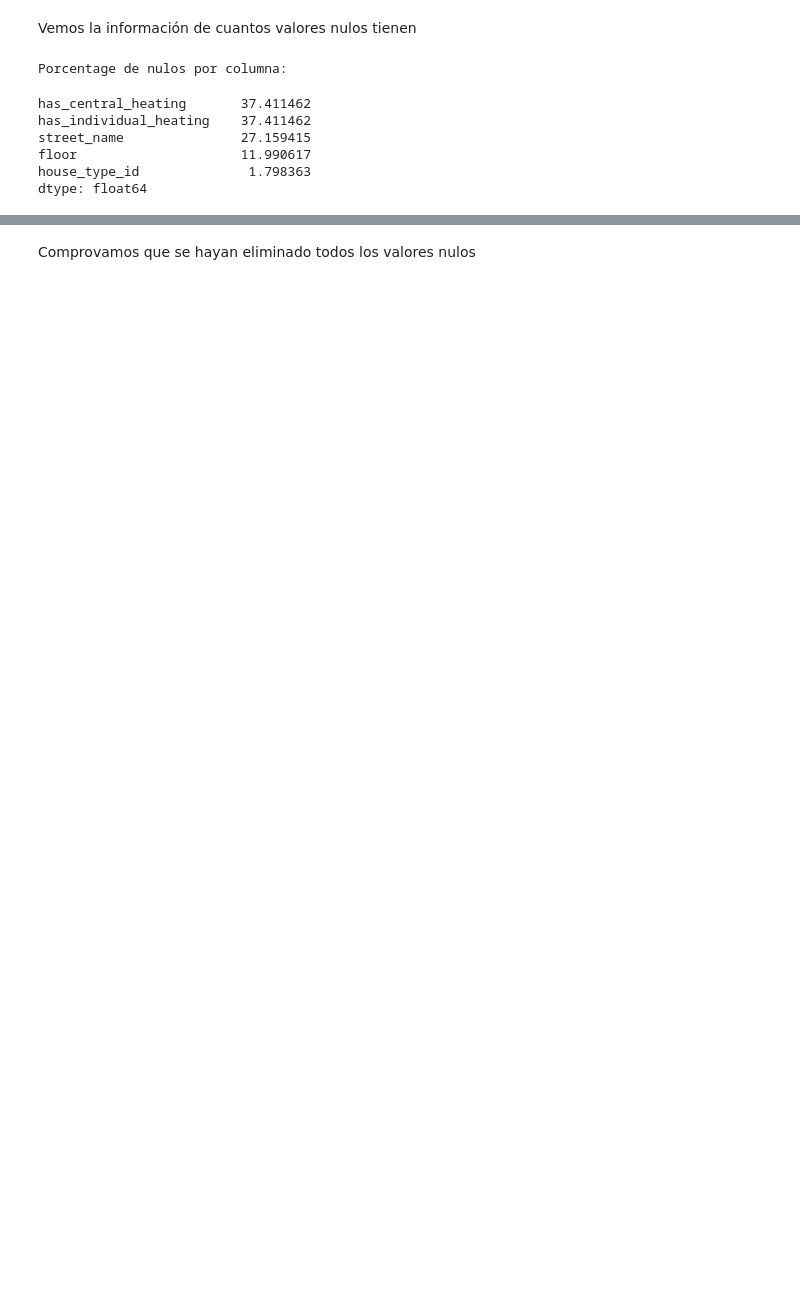
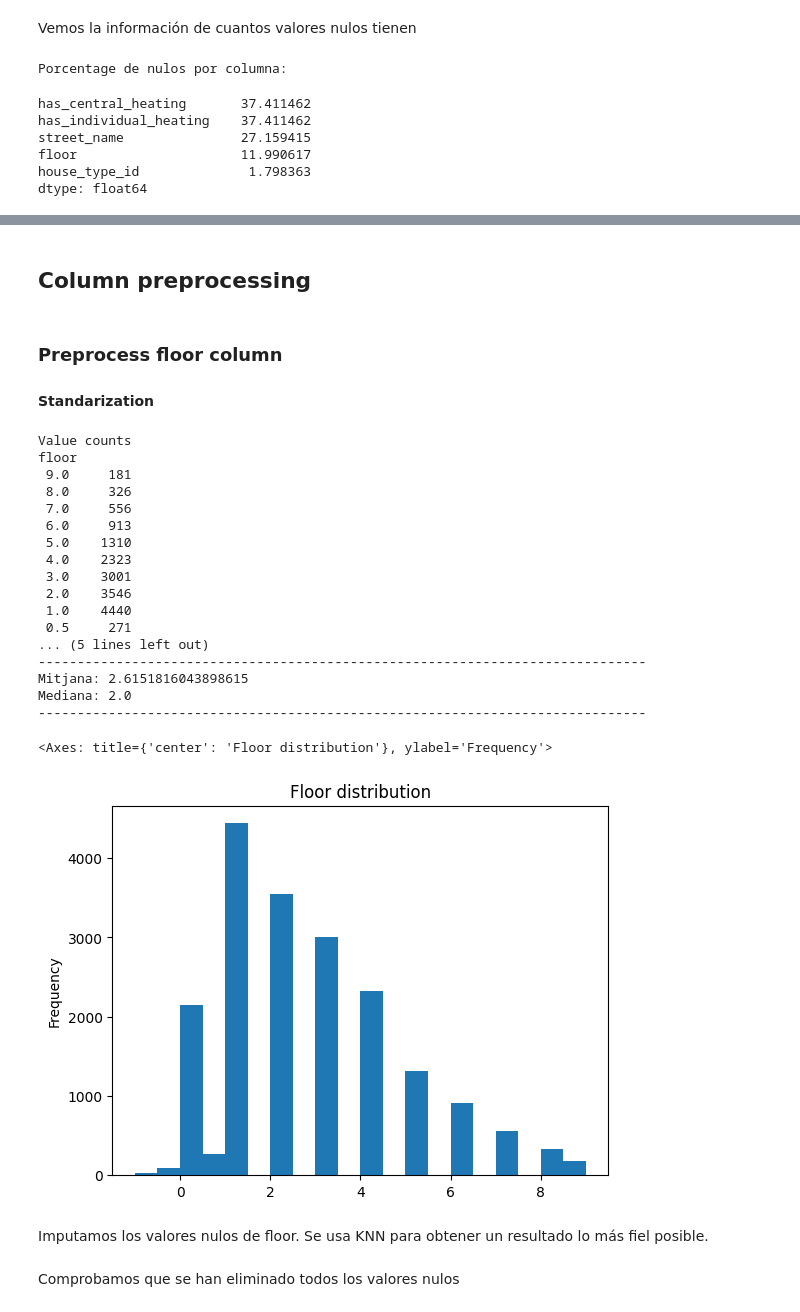
Before and after one commit to carleslobon/MD2, a Jupyter notebook: preprocessing/preprocessing_miquel.ipynb, the cells around one changed output, grey strips where cells are left out. Drawn from its saved outputs; the diff is of its cells as text; code cells hidden in the pictures; blank space fills up the shorter version.

```diff
--- a/preprocessing/preprocessing_miquel.ipynb
+++ b/preprocessing/preprocessing_miquel.ipynb
@@ -86,2 +133,55 @@ df['has_lift'] = df['has_lift'].fillna(2)
+# %% [markdown]
+## Column preprocessing
+# %% [markdown]
+### Preprocess floor column
+
+#### Standarization
+# %%
+floor_map = {
+    'Bajo': 0,
+    'Entreplanta': 0.5,
+    'Entreplanta interior': 0.5,
+    'Entreplanta exterior': 0.5,
+    'Semi-sótano': -0.5,
+    'Semi-sótano interior': -0.5,
+    'Semi-sótano exterior': -0.5,
+    'Sótano': -1,
+    'Sótano interior': -1,
+    'Sótano exterior': -1
+}
+
+df['floor'] = df['floor'].replace(floor_map)
+df['floor'] = pd.to_numeric(df['floor'], errors='coerce')
+
+print("Value counts")
+print(df['floor'].value_counts(dropna=False).sort_index(ascending=False))
+print("------------------------------------------------------------------------------")
+print("Mitjana:", df['floor'].mean())
+print("Mediana:", df['floor'].median())
+print("------------------------------------------------------------------------------")
+
+df['floor'].plot(kind='hist', bins=20, title='Floor distribution')
+# %% [output]
+Value counts
+floor
+ 9.0     181
+ 8.0     326
+ 7.0     556
+ 6.0     913
+ 5.0    1310
+ 4.0    2323
+ 3.0    3001
+ 2.0    3546
+ 1.0    4440
+ 0.5     271
+... (5 lines left out)
+------------------------------------------------------------------------------
+Mitjana: 2.6151816043898615
+Mediana: 2.0
+------------------------------------------------------------------------------
+<Axes: title={'center': 'Floor distribution'}, ylabel='Frequency'>
+[figure, added]
+# %% [markdown]
+Imputamos los valores nulos de floor. Se usa KNN para obtener un resultado lo más fiel posible.
 # %% [markdown]
-Comprovamos que se hayan eliminado todos los valores nulos
+Comprobamos que se han eliminado todos los valores nulos
```
Also changed, not shown: parts of 29 cells of this notebook.
